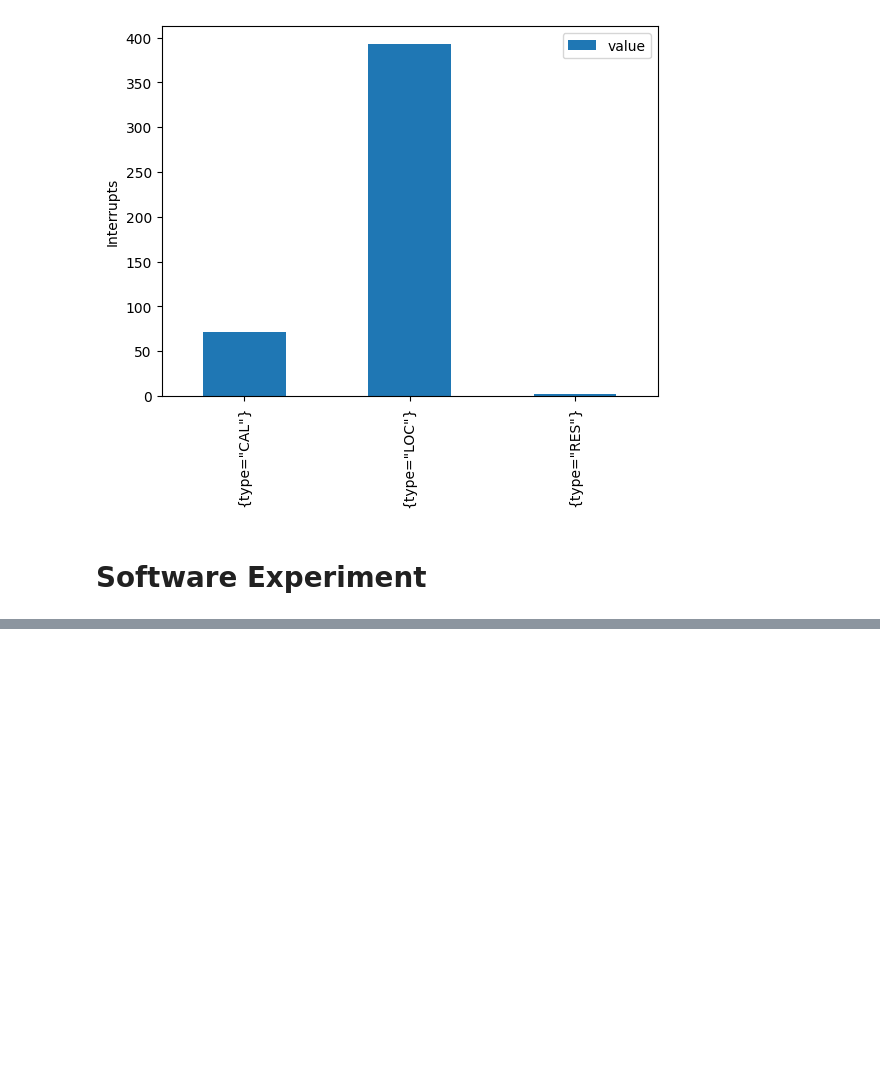
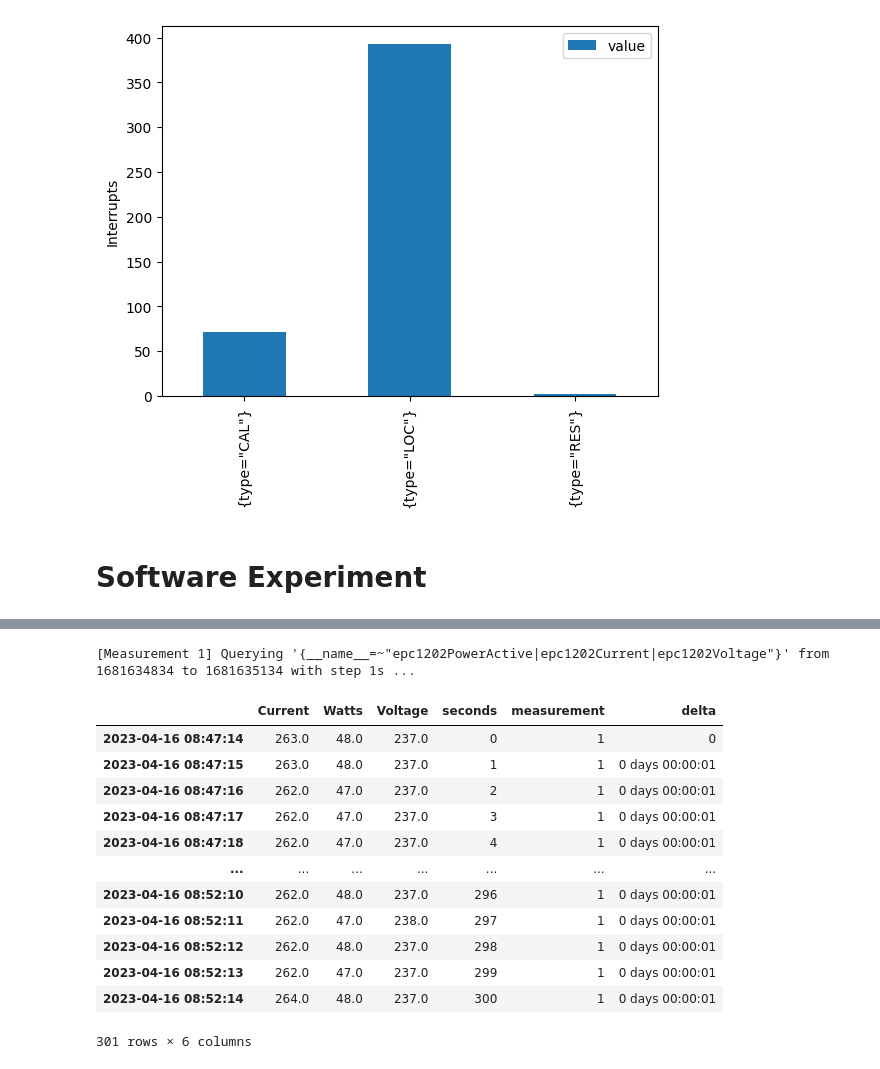
Before and after one commit to twobiers/software-architecture-sustainability-experiment, a Jupyter notebook: results/analysis.ipynb, the cells around one changed output, grey strips where cells are left out. Saved outputs shown, nothing was run; the diff lists cells and outputs as text; code cells hidden in the pictures; blank space fills up the shorter version.

```diff
--- a/results/analysis.ipynb
+++ b/results/analysis.ipynb
@@ -684,0 +822,28 @@ VARIANTS=["no-cache", "caffeine-cache", "redis-cache", "caffeine-redis-cache"]
+# %%
+power_metrics = prepare_power_metrics(bm)
+#power_metrics.drop([0, 299])
+#power_metrics = power_metrics.reset_index()
+#display(pd.to_timedelta(power_metrics.index, 's'))
+#power_metrics.drop([1, 299], inplace=True)
+#power_metrics['Change'] =  power_metrics.index - power_metrics.index.shift(1)
+power_metrics['tvalue'] = power_metrics.index
+power_metrics['delta'] = (power_metrics['tvalue'] - power_metrics['tvalue'].shift()).fillna(0)
+power_metrics.drop(['tvalue'], inplace=True, axis=1)
+display(power_metrics)
+#power_metrics = power_metrics.assign(seconds=power_metrics['seconds'].rolling(window=2).apply(lambda x: x.iloc[1] - x.iloc[0]))
+# power_metrics.reset_index()['index'].rolling(window=2).apply(lambda x: x.iloc[1] - x.iloc[0])
+# %% [output]
+[Measurement 1] Querying '{__name__=~"epc1202PowerActive|epc1202Current|epc1202Voltage"}' from 1681634834 to 1681635134 with step 1s ...
+|  | Current | Watts | Voltage | seconds | measurement | delta |
+| 2023-04-16 08:47:14 | 263.0 | 48.0 | 237.0 | 0 | 1 | 0 |
+| 2023-04-16 08:47:15 | 263.0 | 48.0 | 237.0 | 1 | 1 | 0 days 00:00:01 |
+| 2023-04-16 08:47:16 | 262.0 | 47.0 | 237.0 | 2 | 1 | 0 days 00:00:01 |
+| 2023-04-16 08:47:17 | 262.0 | 47.0 | 237.0 | 3 | 1 | 0 days 00:00:01 |
+| 2023-04-16 08:47:18 | 262.0 | 47.0 | 237.0 | 4 | 1 | 0 days 00:00:01 |
+| ... | ... | ... | ... | ... | ... | ... |
+| 2023-04-16 08:52:10 | 262.0 | 48.0 | 237.0 | 296 | 1 | 0 days 00:00:01 |
+| 2023-04-16 08:52:11 | 262.0 | 47.0 | 238.0 | 297 | 1 | 0 days 00:00:01 |
+| 2023-04-16 08:52:12 | 262.0 | 48.0 | 237.0 | 298 | 1 | 0 days 00:00:01 |
+| 2023-04-16 08:52:13 | 262.0 | 47.0 | 237.0 | 299 | 1 | 0 days 00:00:01 |
+| 2023-04-16 08:52:14 | 264.0 | 48.0 | 237.0 | 300 | 1 | 0 days 00:00:01 |
+301 rows × 6 columns
```
Also changed, not shown: parts of 7 cells of this notebook.
